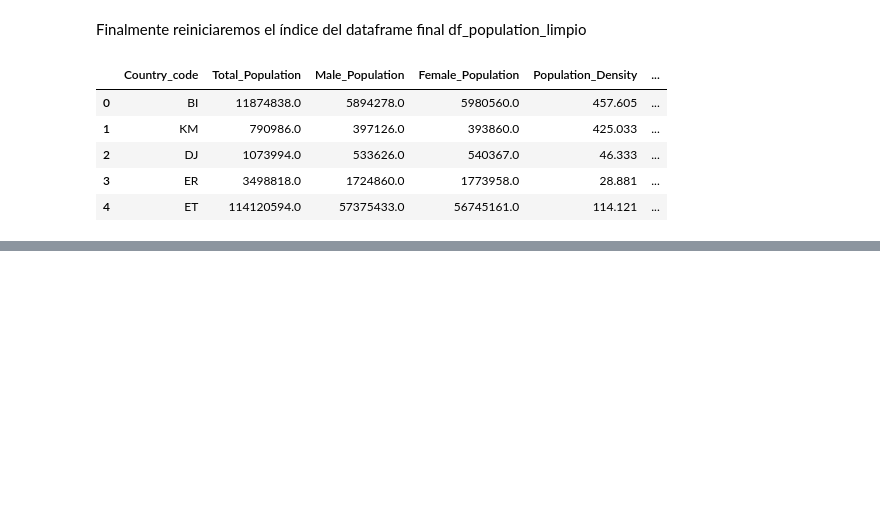
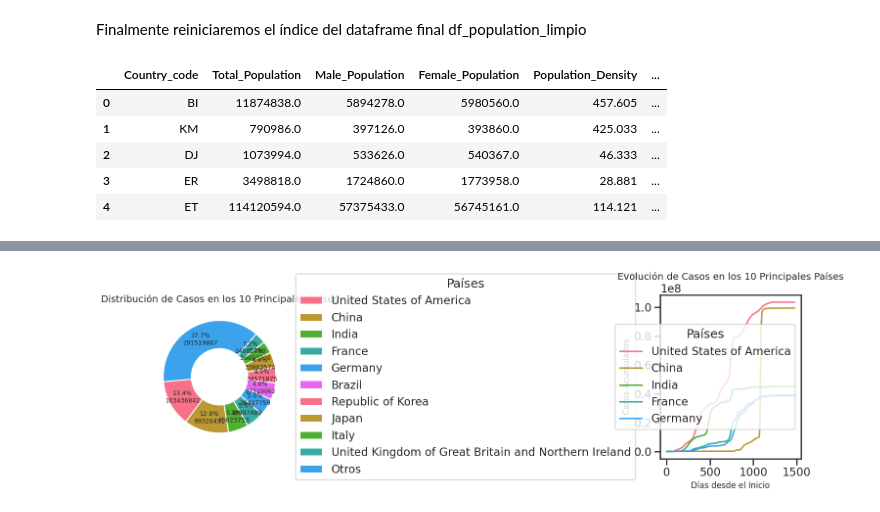
Before and after one commit to wilferalexander/Covid19, a Jupyter notebook: Covid19.ipynb, the cells around one changed output, grey strips where cells are left out. Drawn from its saved outputs; the diff is of its cells as text; code cells hidden in the pictures; blank space fills up the shorter version.

```diff
--- a/Covid19.ipynb
+++ b/Covid19.ipynb
@@ -585,0 +730,6 @@ df_population_limpio.head(5)
+# %%
+# Seleccionar los 5 primeros países
+top_5_paises = total_por_pais.head(5)
+
+# Mostrar el resultado
+print(top_5_paises)
@@ -585,0 +746,3 @@ df_population_limpio.head(5)
+# %%
+# Reiniciar el índice y almacenar en df_covid_limpio_reset
+df_covid_limpio_reset = df_covid_limpio.reset_index(drop=True)
@@ -585,0 +751,6 @@ df_population_limpio.head(5)
+# %%
+# Filtrar los registros por país en top_5_paises
+df_covid_limpio_top5 = df_covid_limpio_reset[df_covid_limpio_reset['Country'].isin(top_5_paises.index)]
+
+# Mostrar el nuevo DataFrame resultante
+df_covid_limpio_top5.sample(5)
@@ -585,0 +766,6 @@ df_population_limpio.head(5)
+# %%
+# Pivot sobre df_covid_limpio_top5
+total_acumulado_top_5 = df_covid_limpio_top5.pivot(index='Country', columns='Date_reported', values='Cumulative_cases')
+
+# Mostrar el resultado
+total_acumulado_top_5.sample(5)
@@ -585,0 +781,25 @@ df_population_limpio.head(5)
+# %%
+# Gráfico de Donuts
+fig, axs = plt.subplots(1, 2, figsize=(14, 5))
+
+# Utilizar top_10_paises
+wedges, texts, autotexts = axs[0].pie(top_10_paises, autopct=lambda p: '{:.1f}%\n{}'.format(p, int(p * sum(top_10_paises) / 100)),
+                                       textprops={'fontsize': 9}, pctdistance=0.75, startangle=185, wedgeprops=dict(width=0.5, edgecolor='w'))
+axs[0].set_title('Distribución de Casos en los 10 Principales Países', fontsize=14)
+axs[0].legend(top_10_paises.index, title="Países", loc="center left", bbox_to_anchor=(1, 0, 0.5, 1))
+
+# Gráfico de Líneas
+for pais in top_5_paises.index:
+    # Utilizar total_acumulado_top_10 columns.min() para obtener la fecha de inicio
+    days_since_start = (total_acumulado_top_5.columns - total_acumulado_top_5.columns.min()).days
+    axs[1].plot(days_since_start, total_acumulado_top_5.loc[pais], label=pais)
+
+axs[1].set_title('Evolución de Casos en los 10 Principales Países', fontsize=14)
+axs[1].set_xlabel('Días desde el Inicio', fontsize=12)
+axs[1].set_ylabel('Casos Acumulados', fontsize=12)
+axs[1].legend(title="Países")
+
+plt.tight_layout()
+plt.show()
+# %% [output]
+[figure, added]
```
Also changed, not shown: parts of 18 cells of this notebook.
